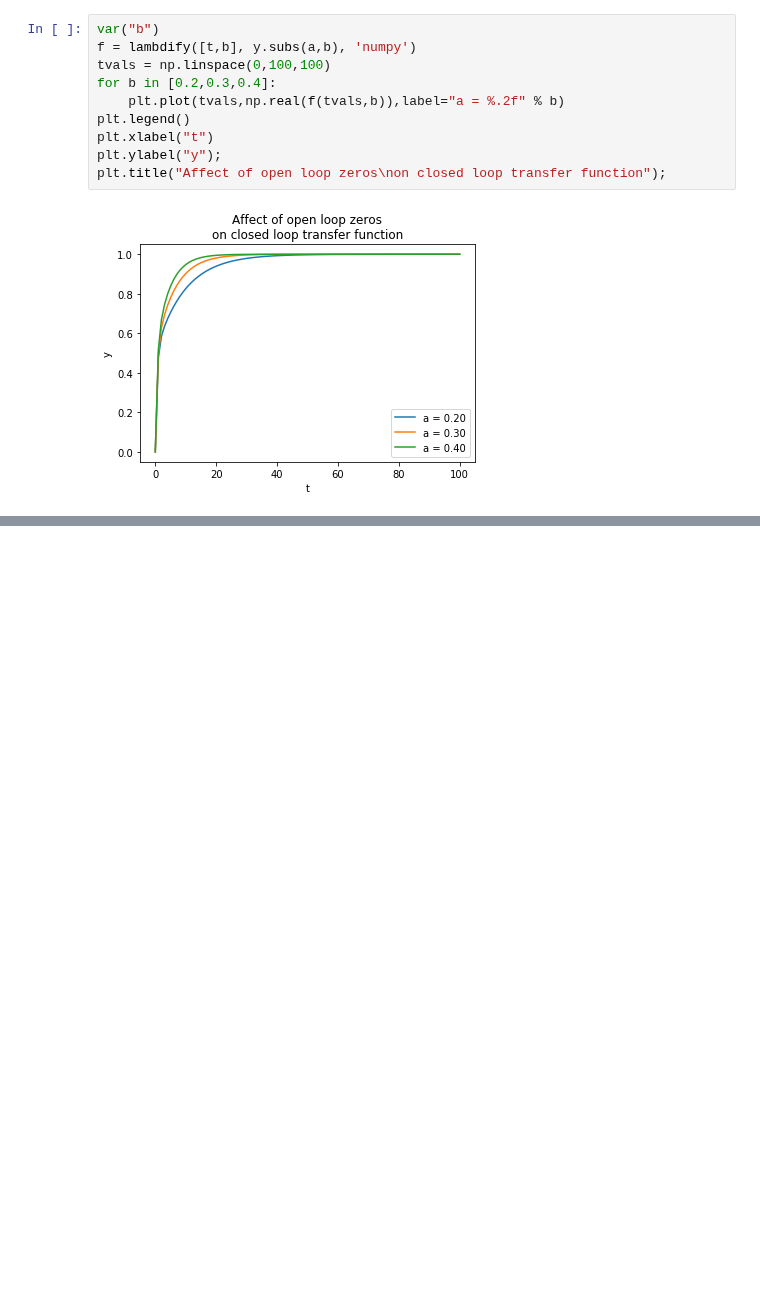
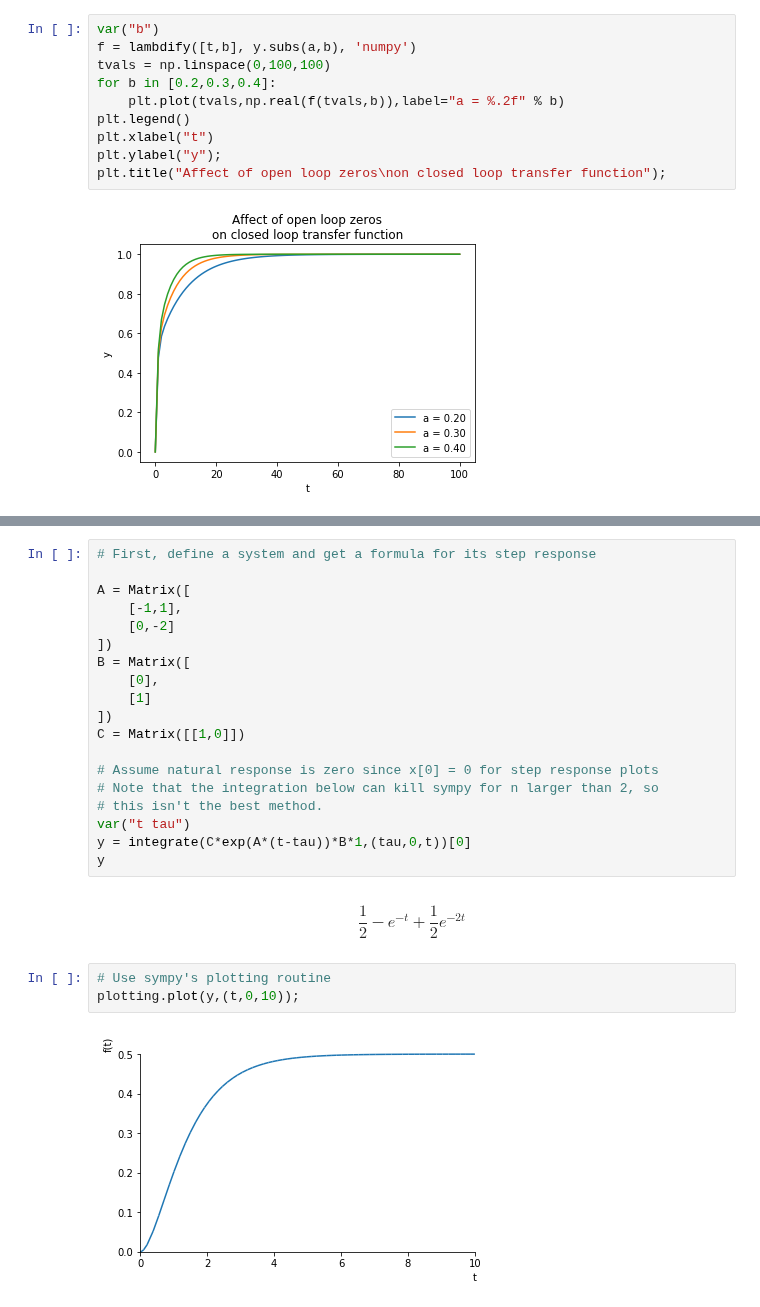
Before and after one commit to klavins/ECE447, a Jupyter notebook: lectures/FAQ.ipynb, the cells around one changed output, grey strips where cells are left out. Cells and saved outputs as stored; diff of their text form; blank space fills up the shorter version.

```diff
--- a/lectures/FAQ.ipynb
+++ b/lectures/FAQ.ipynb
@@ -702,0 +710,26 @@ plt.title("Affect of open loop zeros\non closed loop transfer function");
+# %%
+# First, define a system and get a formula for its step response
+
+A = Matrix([
+    [-1,1],
+    [0,-2]
+])
+B = Matrix([
+    [0],
+    [1]
+])
+C = Matrix([[1,0]])
+
+# Assume natural response is zero since x[0] = 0 for step response plots
+# Note that the integration below can kill sympy for n larger than 2, so
+# this isn't the best method.
+var("t tau")
+y = integrate(C*exp(A*(t-tau))*B*1,(tau,0,t))[0]
+y
+# %% [output]
+$$\frac{1}{2} - e^{- t} + \frac{1}{2} e^{- 2 t}$$
+# %%
+# Use sympy's plotting routine
+plotting.plot(y,(t,0,10));
+# %% [output]
+[figure, added]
```
Also changed, not shown: parts of 19 cells of this notebook, 8 other files.
